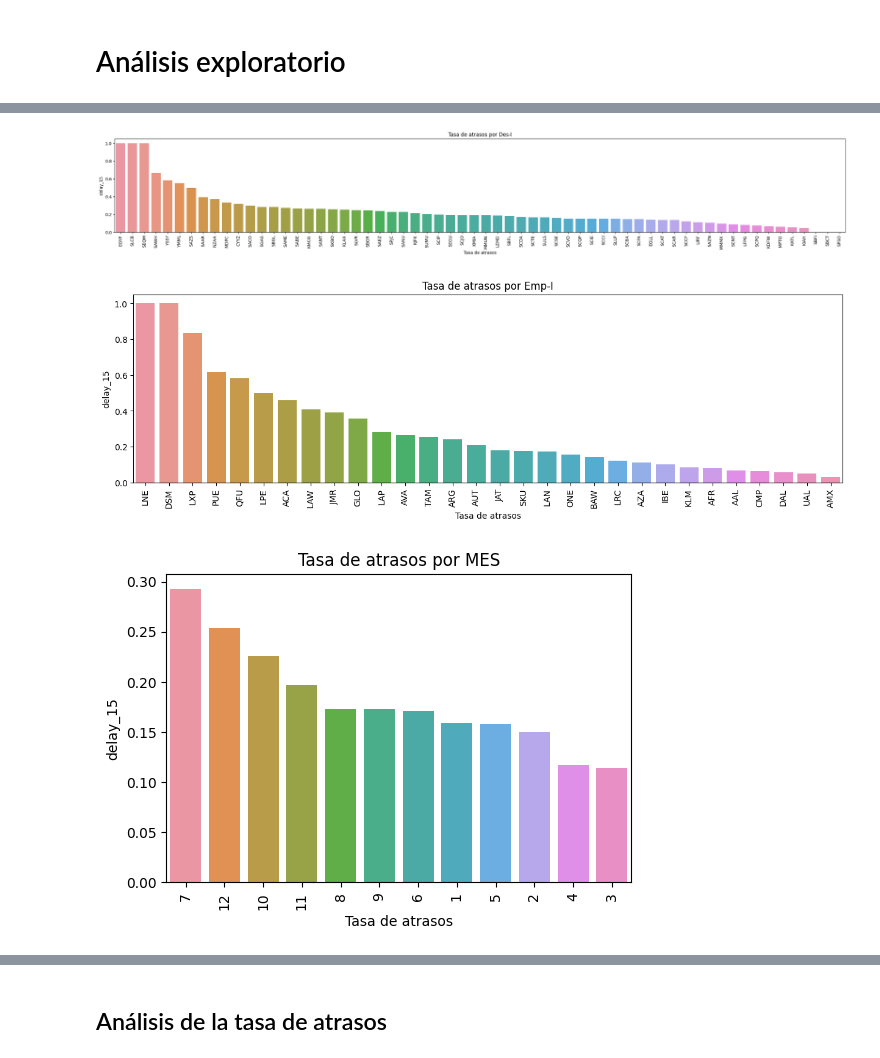
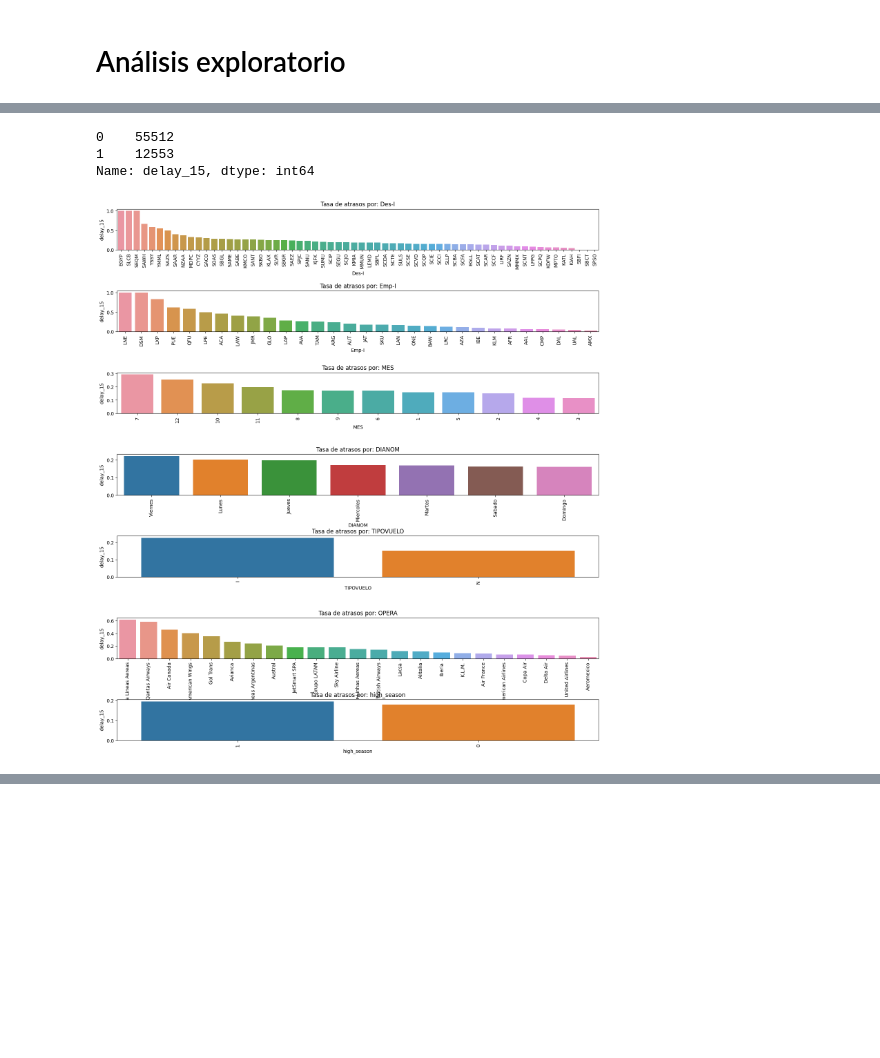
Before and after one commit to CrisBenavides/LATAM_Challenge, a Jupyter notebook: solution.ipynb, the cells around one changed output, grey strips where cells are left out. Saved outputs shown, nothing was run; the diff lists cells and outputs as text; code cells hidden in the pictures; blank space fills up the shorter version.

Commit message:
Analisis exploratorio II y creacion de nuevas variables

```diff
--- a/solution.ipynb
+++ b/solution.ipynb
@@ -417,18 +436,3 @@ new_data.head(5)
 5 rows × 22 columns
 # %% [markdown]
 # Análisis exploratorio
-# %%
-# Barplots del delay sobre posibles variables predictivas
-
-cols = ['Emp-I',  'MES', 'DIANOM', 'TIPOVUELO', 'OPERA', 'high_season']
-
-for i in cols:
-    sub_cols = [i, 'min_diff']
-    df = new_data[sub_cols]
-
-    fig, ax = plt.subplots(figsize=( np.ceil((1/2)* df[i].nunique()), 3 ))
-    sns.boxplot(data=df, x = i, y="min_diff")
-    plt.title(f'''Distribución del delay por {i}''')
-    plt.xlabel(f'''Delay [minutos]''')
-    plt.xticks(rotation=90)
-    plt.show()
@@ -446,19 +456,32 @@ for i in cols:
+# %%
+# Cantidad de casos positivos y negativos
+new_data['delay_15'].value_counts()
+# %% [output]
+0    55512
+1    12553
+Name: delay_15, dtype: int64
 # %%
-#Distribución de la tasa de atrasos para cada valor de las siguientes variables:
-
 cols = ['Des-I', 'Emp-I',  'MES', 'DIANOM', 'TIPOVUELO', 'OPERA', 'high_season']
 
+# grilla de subplots
+fig, axs = plt.subplots(7, 1, figsize=(18,20))
+axs = axs.ravel()
+
+# Para cada columna menos la primera hacer un grafico.
+a = 0
 for i in cols:
     sub_cols = [i, 'delay_15']
     df = new_data[sub_cols].groupby(i)['delay_15'].mean().reset_index().sort_values(by = 'delay_15', ascending= False)
 
-    fig, ax = plt.subplots(figsize=( np.ceil((1/2)*len(df)), 4 ))
-    sns.barplot(data=df,x= i ,y="delay_15", orient = 'v', ax=ax)
-    plt.title(f'''Tasa de atrasos por {i}''')
-    plt.xlabel(f'''Tasa de atrasos''')
-    plt.xticks(rotation=90)
-    plt.show()
+    sns.barplot(data=df,x= i ,y="delay_15", orient = 'v', ax=axs[a])
+    # titulo
+    axs[a].set_title(f"Tasa de atrasos por: {i}")
+    axs[a].set_xticklabels(axs[a].get_xticklabels(), rotation=90)
+    a = a + 1
+
+# justar el espaciado entre los subplots
+plt.subplots_adjust(hspace=1, wspace=0.3)
+
+plt.show()
 # %% [output]
-[figure, old version]
+[figure, new version]
-[figure, removed]
-[figure, removed]
@@ -469,2 +487,0 @@ for i in cols:
-# %% [markdown]
-## Análisis de la tasa de atrasos
```
Also changed, not shown: parts of 15 cells of this notebook, 1 other file.
